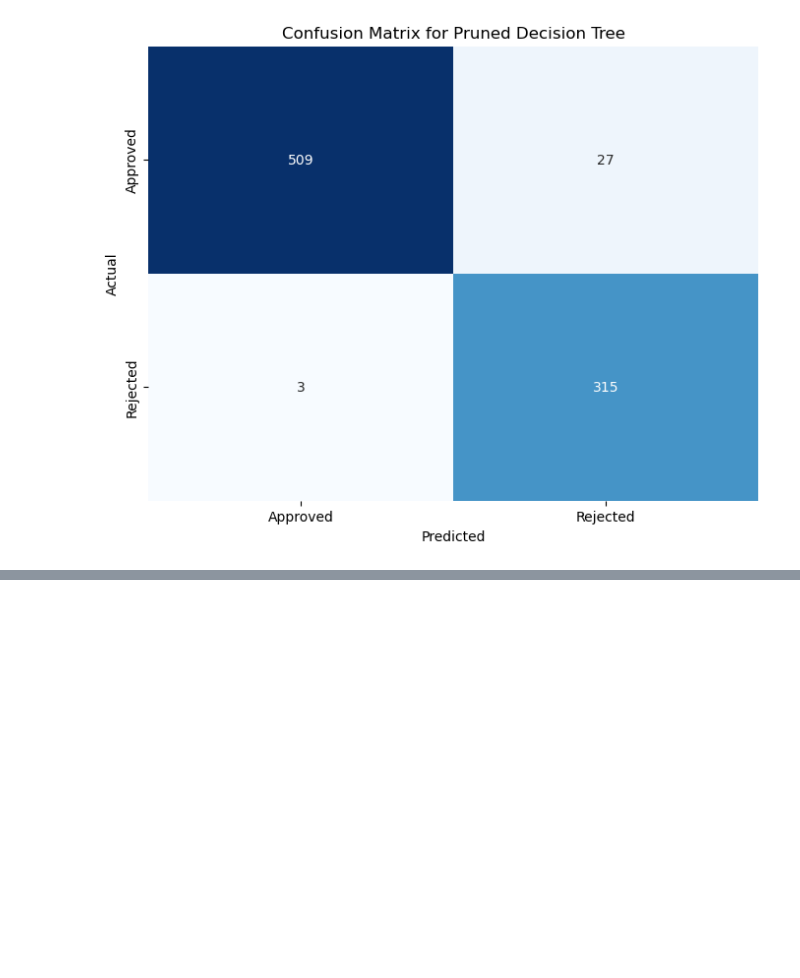
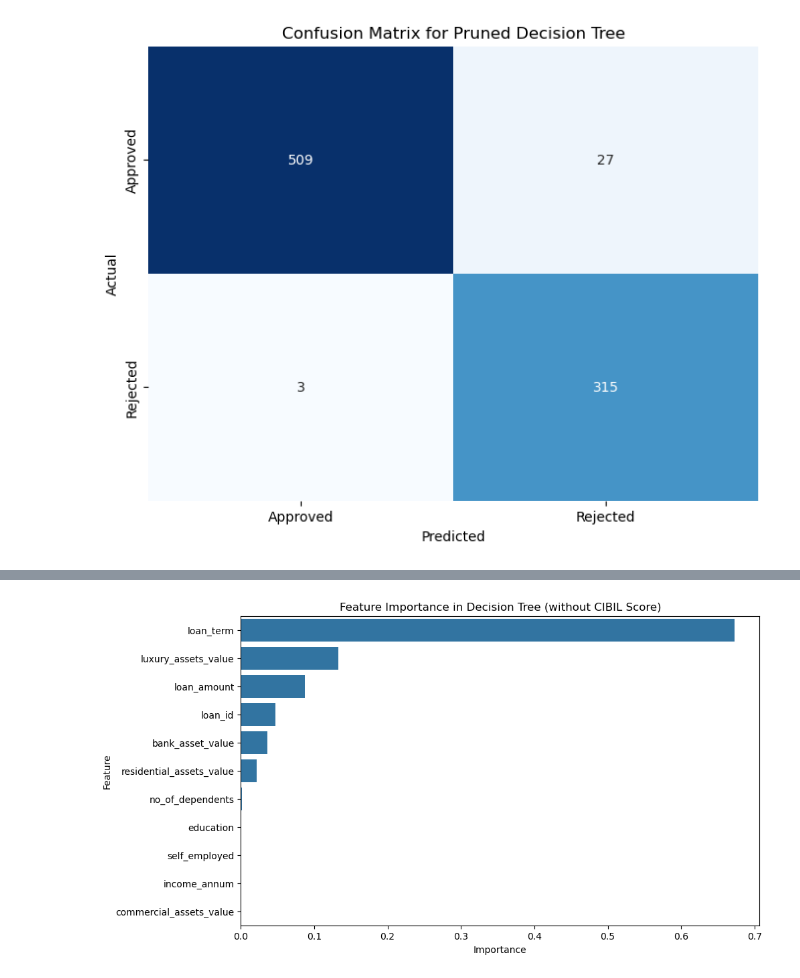
Before and after one commit to Group-6-Software-Development/Data-Handling-and-Machine-Learning, a Jupyter notebook: Home Assignments/Task 6 - Project.ipynb, the cells around one changed output, grey strips where cells are left out. Drawn from its saved outputs; the diff is of its cells as text; code cells hidden in the pictures; blank space fills up the shorter version.

```diff
--- a/Home Assignments/Task 6 - Project.ipynb
+++ b/Home Assignments/Task 6 - Project.ipynb
@@ -507,0 +553,22 @@ plot_confusion_matrix(cm_pruned, 'Pruned Decision Tree')
+# %%
+importances = dt_classifier.feature_importances_
+features = X_no_cibil.columns
+
+# Create a DataFrame for visualization
+feature_importance_df = pd.DataFrame({
+    'Feature': features,
+    'Importance': importances
+})
+
+# Sort the DataFrame by importance
+feature_importance_df = feature_importance_df.sort_values(by='Importance', ascending=False)
+
+# Plot feature importances
+plt.figure(figsize=(10, 6))
+sns.barplot(data=feature_importance_df, x='Importance', y='Feature')
+plt.title("Feature Importance in Decision Tree (without CIBIL Score)")
+plt.xlabel("Importance")
+plt.ylabel("Feature")
+plt.show()
+# %% [output]
+[figure, added]
```
Also changed, not shown: parts of 1 cell of this notebook.
